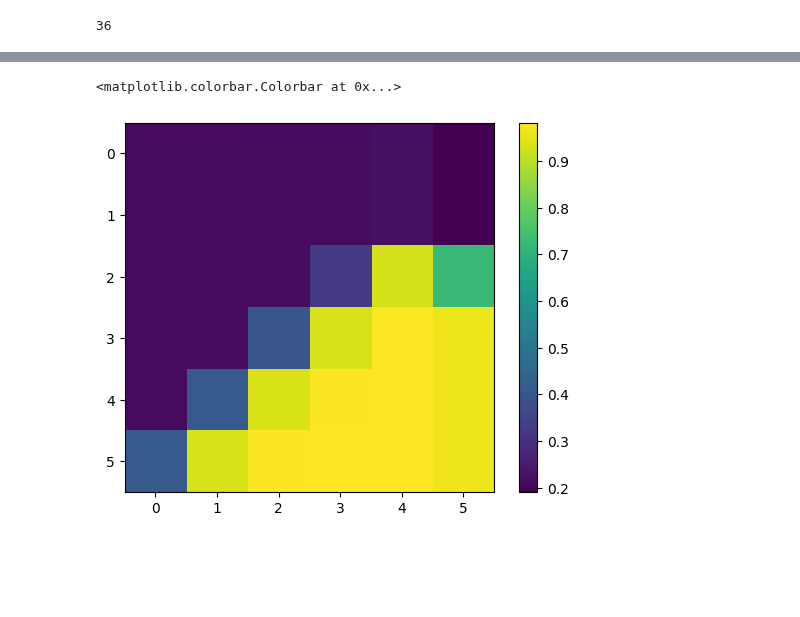
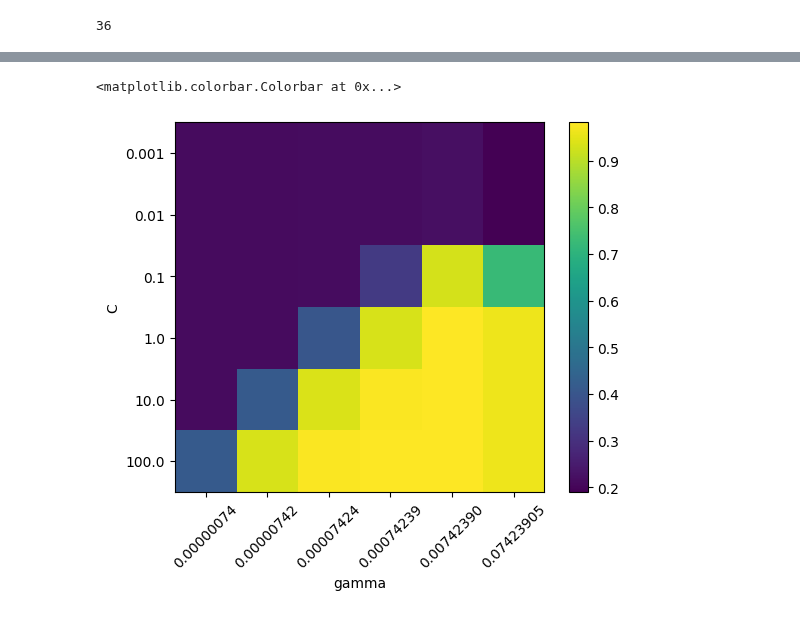
Before and after one commit to arifaygun/Magnimind-ML, a Jupyter notebook: AA_4_03_KernelSVMSt.ipynb, the cells around one changed output, grey strips where cells are left out. Drawn from its saved outputs; the diff is of its cells as text; code cells hidden in the pictures; blank space fills up the shorter version.

```diff
--- a/AA_4_03_KernelSVMSt.ipynb
+++ b/AA_4_03_KernelSVMSt.ipynb
@@ -379,6 +398,13 @@ plt.imshow(results.mean_test_score.values.reshape(6,6))
-# %%
-plt.imshow(results.mean_test_score.values.reshape(6,6))
-plt.colorbar()
-# %% [output]
-<matplotlib.colorbar.Colorbar at 0x...>
-[figure, removed]
+# %%
+plt.imshow(results.mean_test_score.values.reshape(6,6))
+plt.yticks(range(len(myparam_grid['svc__C'])), myparam_grid['svc__C'])
+plt.ylabel('C')
+plt.xticks(range(len(myparam_grid['svc__gamma'])),
+           ['{:.8f}'.format(g) for g in myparam_grid['svc__gamma']],
+           rotation=45)
+
+plt.xlabel('gamma')
+plt.colorbar()
+# %% [output]
+<matplotlib.colorbar.Colorbar at 0x...>
+[figure, added]
```
Also changed, not shown: parts of 3 cells of this notebook.
